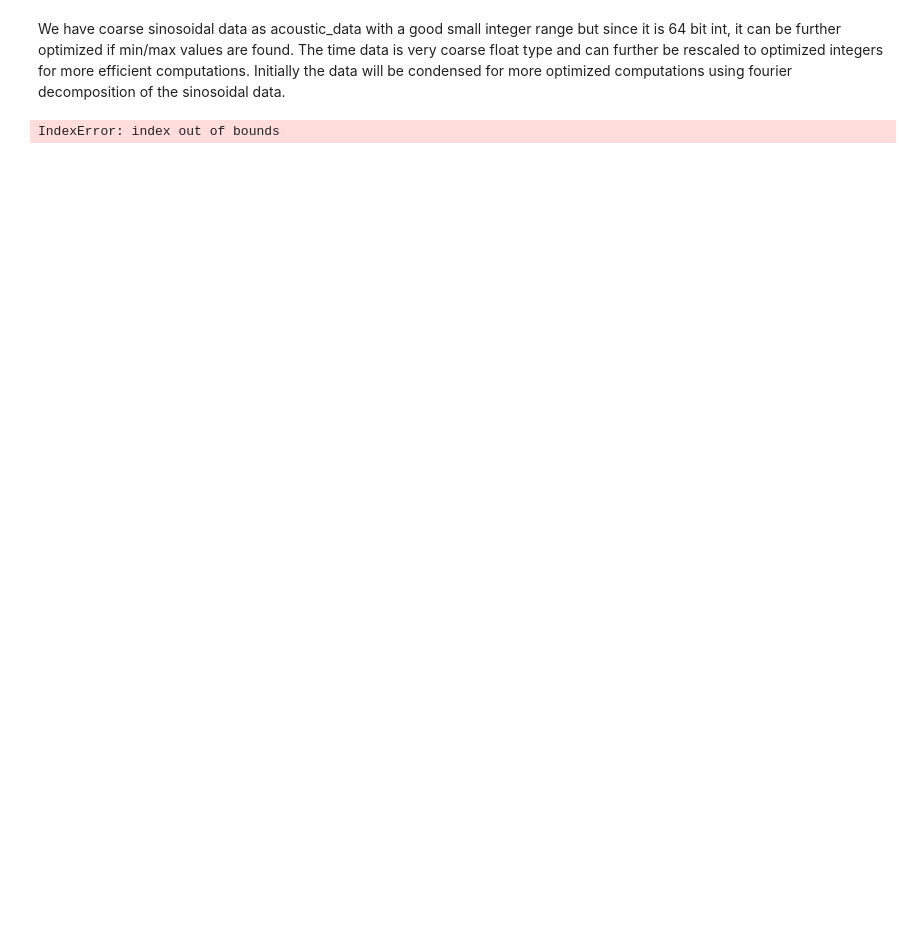
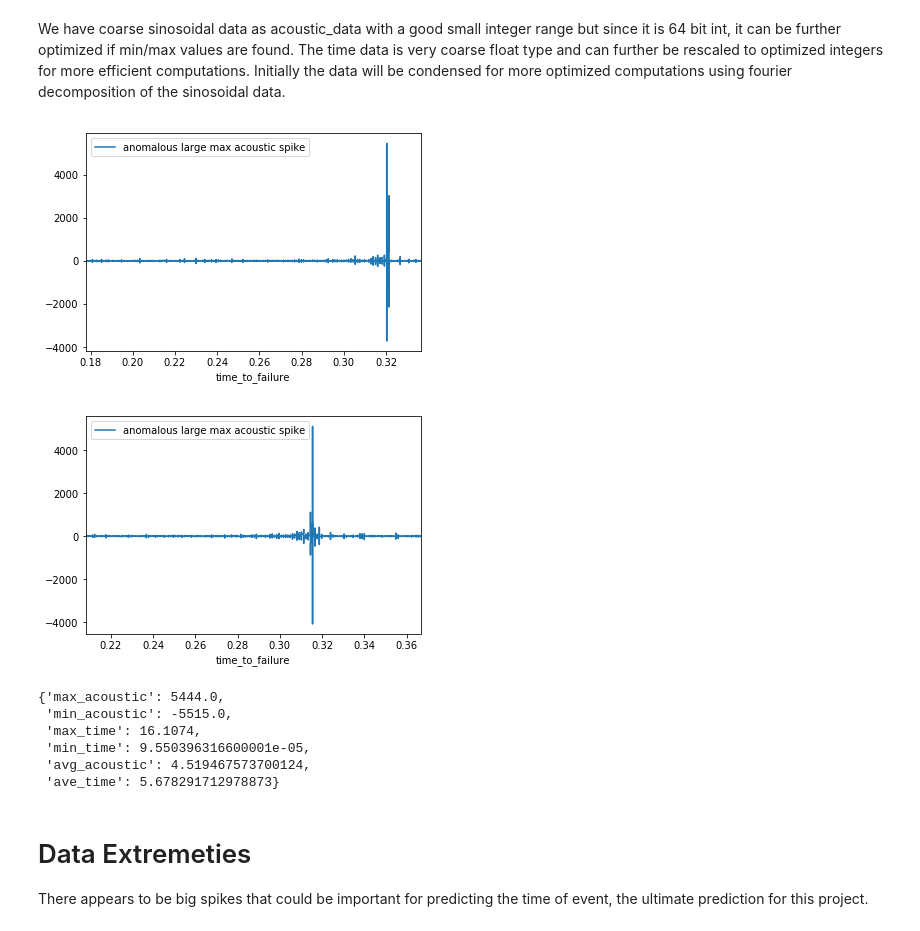
Before and after one commit to bmbigbang/LANL-Earthquake-Prediction, a Jupyter notebook: main.ipynb, the cells around one changed output. Cells and saved outputs as stored; diff of their text form; code cells hidden in the pictures; blank space fills up the shorter version.

Commit message:
fixing issue with stat gathering and finding extremeties in the data. first repo commit.

```diff
--- a/main.ipynb
+++ b/main.ipynb
@@ -79,23 +79,56 @@ next_batch[10000:10100].plot(x='time_to_failure', y='acoustic_data', ax=axs[1, 1
 # %% [markdown]
 We have coarse sinosoidal data as acoustic_data with a good small integer range but since it is 64 bit int, it can be further optimized if min/max values are found. The time data is very coarse float type and can further be rescaled to optimized integers for more efficient computations. Initially the data will be condensed for more optimized computations using fourier decomposition of the sinosoidal data.
-# %%
-max_acoustic = next_batch.max(axis=0)[0]
-min_acoustic = next_batch.min(axis=0)[0]
-max_time = next_batch.max(axis=0)[1]
-min_time = next_batch.min(axis=0)[1]
-while not end_of_file:
-    next_batch, end_of_file = train_data_generator.next_batch()
-    temp = next_batch.max(axis=0)[0]
-    if temp > max_acoustic:
-        max_acoustic = temp
-    temp = next_batch.min(axis=0)[0]
-    if temp < min_acoustic:
-        min_acoustic = temp
-    temp = next_batch.max(axis=0)[1]
-    if temp > max_time:
-        max_time = temp
-    temp = next_batch.min(axis=0)[1]
-    if temp > min_time:
-        min_time = temp
-# %% [output]
-IndexError: index out of bounds
+# %%
+if next_batch.empty:
+    train_data_generator = DataGen(file_path='train.csv', chunk_size=10000000)
+    next_batch, end_of_file = train_data_generator.next_batch()
+
+maxx = next_batch.max(axis=0)
+minn = next_batch.min(axis=0)
+summ = next_batch.sum(axis=0)
+max_acoustic = maxx[0]
+sum_acoustic = summ[0]
+min_acoustic = minn[0]
+max_time = maxx[1]
+sum_time = summ[1]
+min_time = minn[1]
+data_points = next_batch.shape[0]
+while True:
+    maxx = next_batch.max(axis=0)
+    minn = next_batch.min(axis=0)
+    if maxx[0] > 5000.0:
+        next_batch.plot(x='time_to_failure', y='acoustic_data', label='anomalous large max acoustic spike')
+    if maxx[0] > max_acoustic:
+        max_acoustic = maxx[0]
+    if minn[0] < min_acoustic:
+        min_acoustic = minn[0]
+    if maxx[1] > max_time:
+        max_time = maxx[1]
+    if minn[1] < min_time:
+        min_time = minn[1]
+
+    next_batch, end_of_file = train_data_generator.next_batch()
+    if end_of_file:
+        break
+    data_points += next_batch.shape[0]
+    summ = next_batch.sum(axis=0)
+    sum_acoustic += summ[0]
+    sum_time += summ[1]
+# %% [output]
+[figure, added]
+[figure, added]
+# %%
+{
+    'max_acoustic': max_acoustic, 'min_acoustic': min_acoustic, 'max_time': max_time, 'min_time': min_time,
+    'avg_acoustic': sum_acoustic / data_points, 'ave_time': sum_time / data_points
+}
+# %% [output]
+{'max_acoustic': 5444.0,
+ 'min_acoustic': -5515.0,
+ 'max_time': 16.1074,
+ 'min_time': 9.550396316600001e-05,
+ 'avg_acoustic': 4.519467573700124,
+ 'ave_time': 5.678291712978873}
+# %% [markdown]
+# Data Extremeties
+There appears to be big spikes that could be important for predicting the time of event, the ultimate prediction for this project.
```
Also changed, not shown: parts of 2 cells of this notebook, 2 other files.
